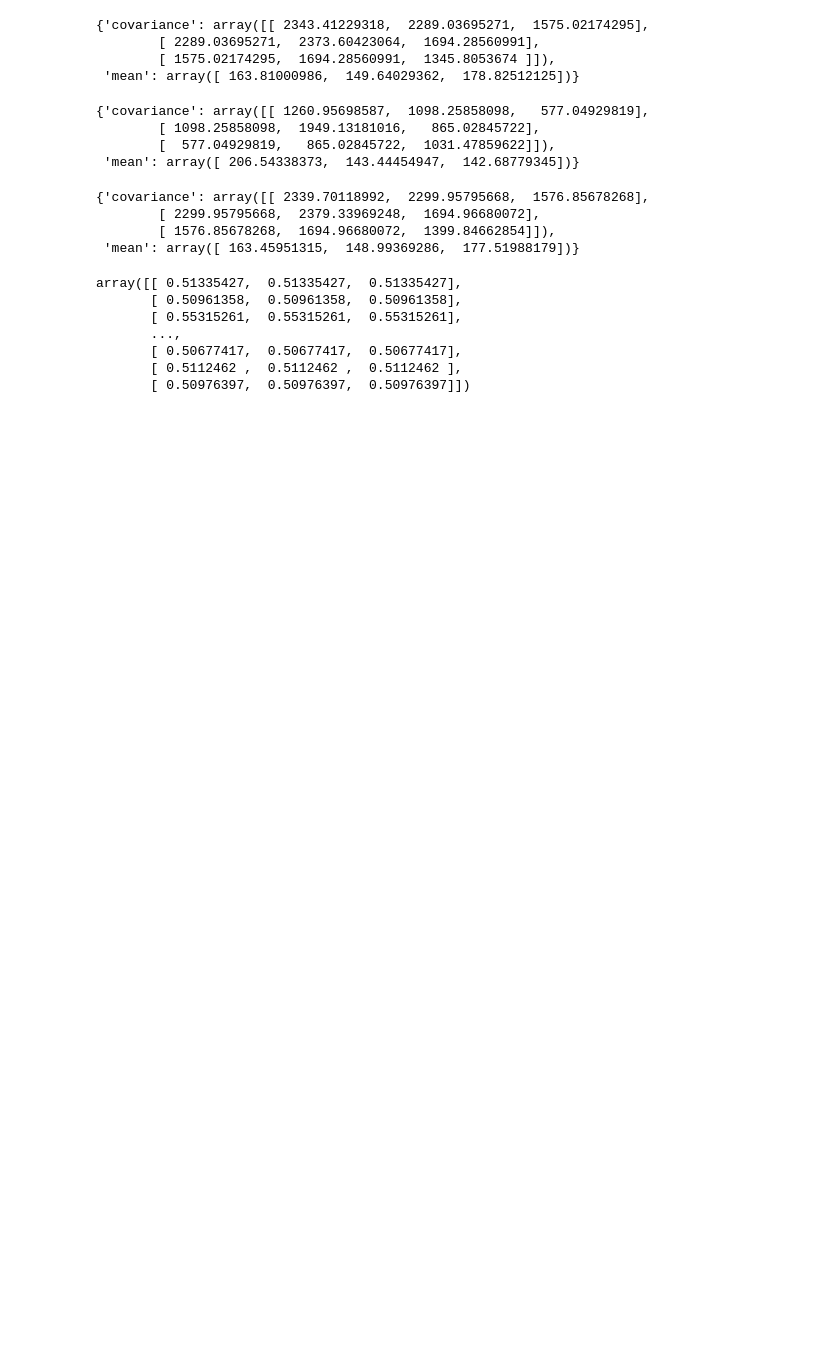
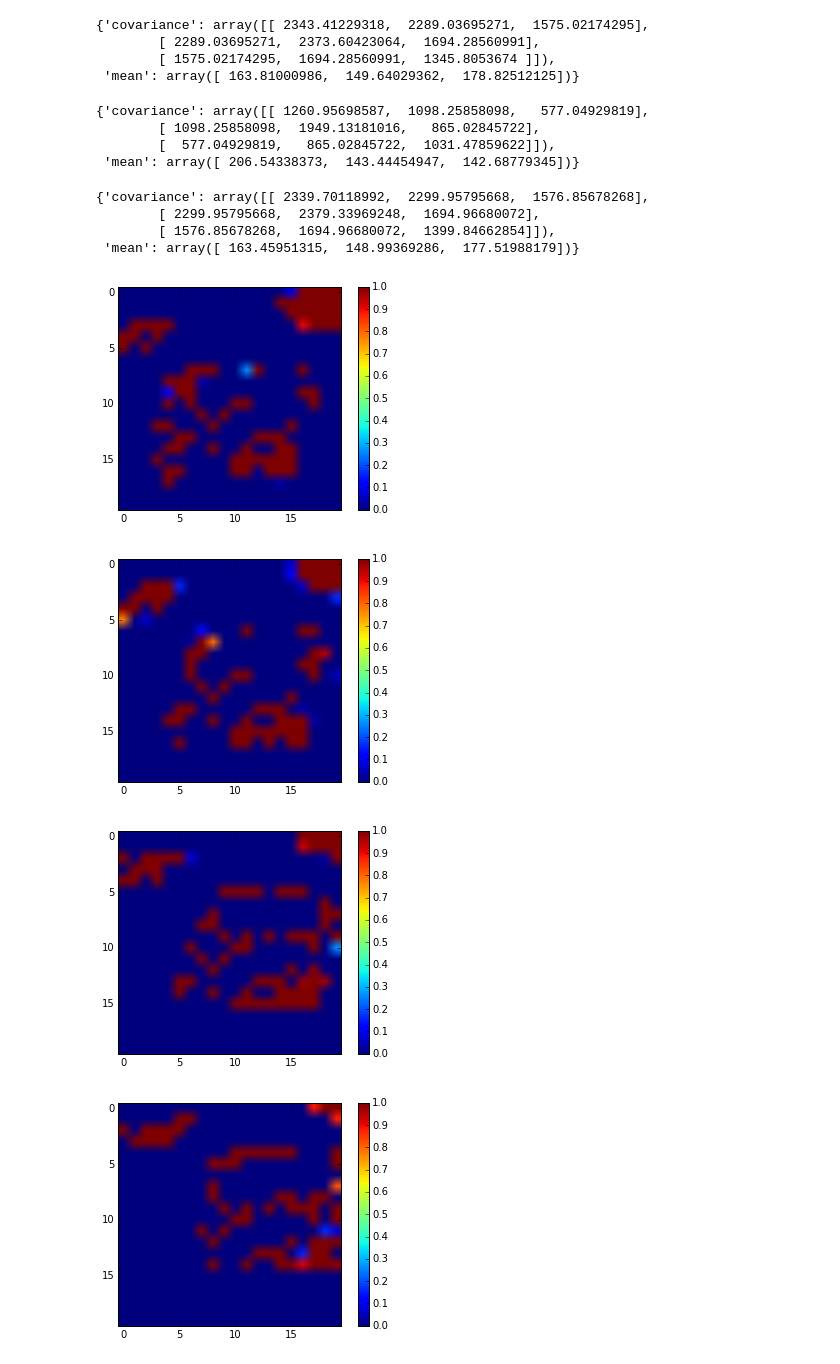
Before and after one commit to Rulison/background_blog, a Jupyter notebook: Background Subtraction EM.ipynb, the cells around one changed output. Cells and saved outputs as stored; diff of their text form; code cells hidden in the pictures; blank space fills up the shorter version.

Commit message:
Played around with visualization

```diff
--- a/Background Subtraction EM.ipynb
+++ b/Background Subtraction EM.ipynb
@@ -422,13 +402,14 @@ parameters[2]
  'mean': array([ 163.45951315,  148.99369286,  177.51988179])}
 # %%
 import skimage
-# %%
-vehicle_img[190]
-# %% [output]
-array([[ 0.51335427,  0.51335427,  0.51335427],
-       [ 0.50961358,  0.50961358,  0.50961358],
-       [ 0.55315261,  0.55315261,  0.55315261],
-       ...,
-       [ 0.50677417,  0.50677417,  0.50677417],
-       [ 0.5112462 ,  0.5112462 ,  0.5112462 ],
-       [ 0.50976397,  0.50976397,  0.50976397]])
+# %%
+for i in range(490, 500):
+    plt.imshow(vehicle_img[i][:, 0].reshape(20, 20))
+    plt.colorbar()
+    # plt.savefig('gif/vehicle_plot_sequence/img_{}.jpg'.format(i))
+    plt.show()
+# %% [output]
+[figure, added]
+[figure, added]
+[figure, added]
+[figure, added]
```
Also changed, not shown: parts of 8 cells of this notebook.
